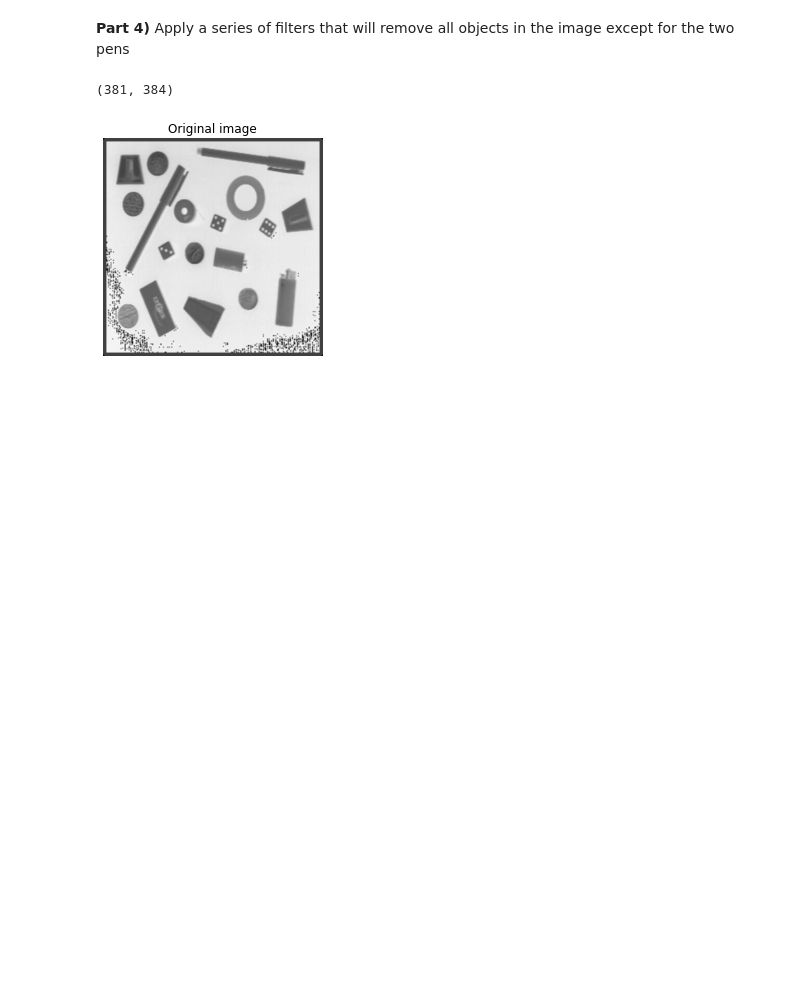
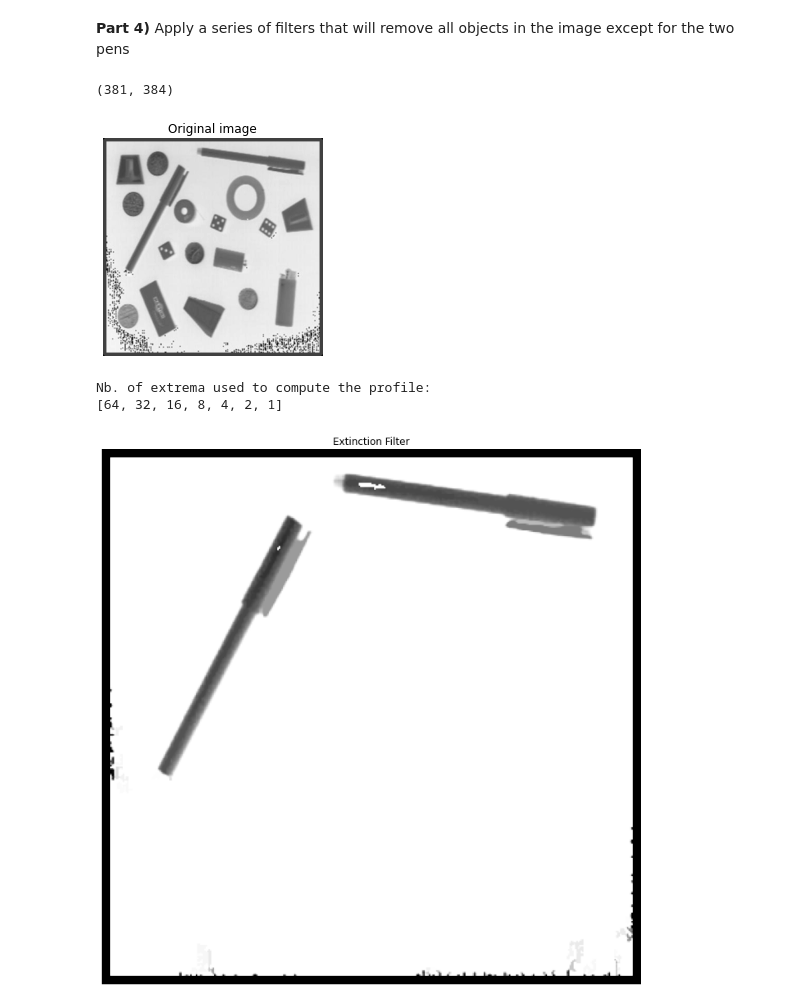
Before and after one commit to MjdBh/ENSF619.2, a Jupyter notebook: Assignment-01/assignment01.ipynb, the cells around one changed output. Cells and saved outputs as stored; diff of their text form; code cells hidden in the pictures; blank space fills up the shorter version.

```diff
--- a/Assignment-01/assignment01.ipynb
+++ b/Assignment-01/assignment01.ipynb
@@ -284,3 +299,63 @@ plt.show()
 # %% [output]
 (381, 384)
 [figure]
+# %%
+
+#Structuring element. connectivity-4
+Bc = np.zeros((3,3),dtype = bool)
+Bc[1,:] = True
+Bc[:,1] = True
+
+# Parameters used to compute the extinction profile
+
+nextrema =  [int(2**jj) for jj in range(7)][::-1]
+print("Nb. of extrema used to compute the profile:")
+print(nextrema)
+
+# Negating the image
+max_value = img.max()
+img_neg = (max_value - img)
+
+# Building the max-tree of the negated image, i.e. min-tree
+mxt = siamxt.MaxTreeAlpha(data_neg, Bc)
+
+# Area attribute extraction and computation of area extinction values
+area = mxt.node_array[3, :]
+Aext = mxt.computeExtinctionValues(area, "area")
+
+# Min-tree profile
+i = len(nextrema) - 1
+for n in nextrema:
+    mxt2 = mxt.clone()
+    mxt2.extinctionFilter(Aext, n)
+
+    img1 = mxt2.getImage()
+
+    RR = mxt2.computeRR()
+    rr = 0.42
+    nodes = (RR > rr)
+    mxt2.contractDR(nodes)
+
+    if i == 3:
+        img3 = img1 - mxt2.getImage()
+        image_filtered = max_value - img3
+
+    i -= 1
+
+# remove noise
+mxt = siamxt.MaxTreeAlpha(image_filtered,Bc)
+mxt.hmax(50)
+
+image_filtered = mxt.getImage()
+
+#Displaying the profile mosaic
+fig = plt.figure()
+plt.imshow(image_filtered, cmap='Greys_r')
+plt.axis('off')
+plt.title("Extinction Filter")
+
+plt.show()
+# %% [output]
+Nb. of extrema used to compute the profile:
+[64, 32, 16, 8, 4, 2, 1]
+[figure, added]
```
Also changed, not shown: parts of 1 cell of this notebook.
